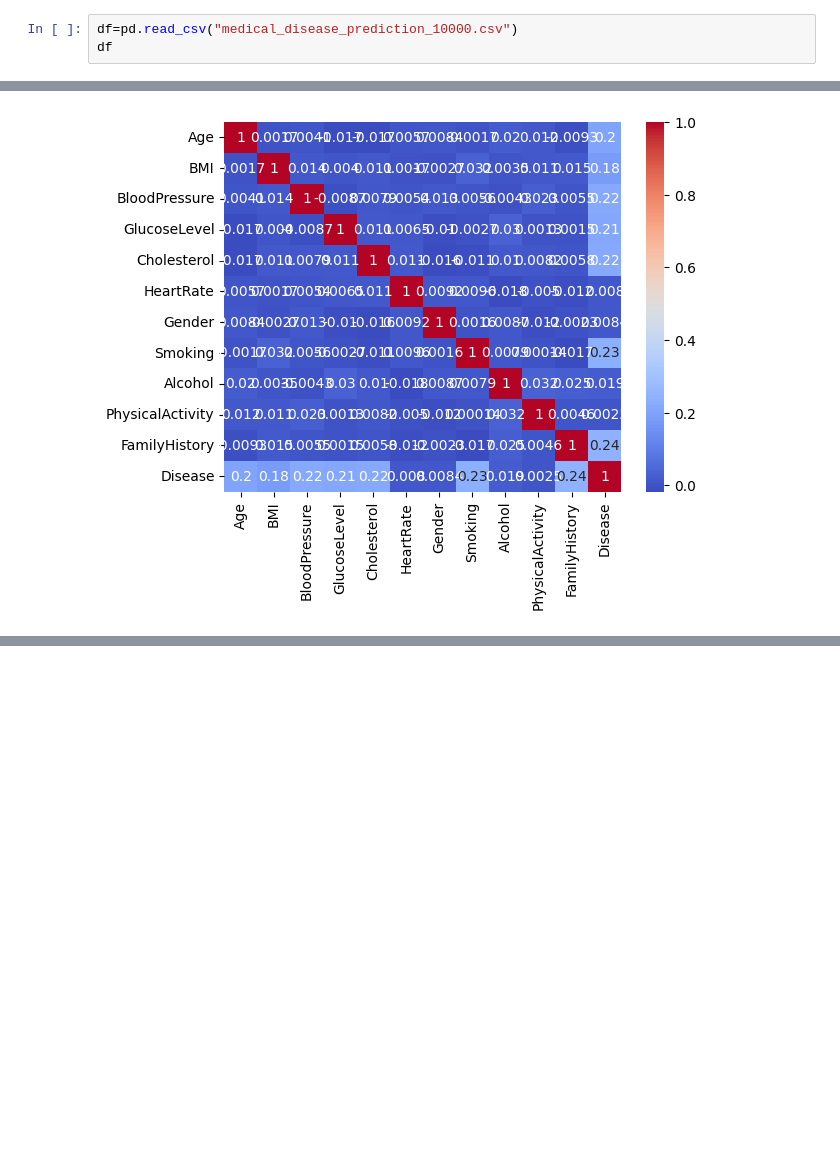
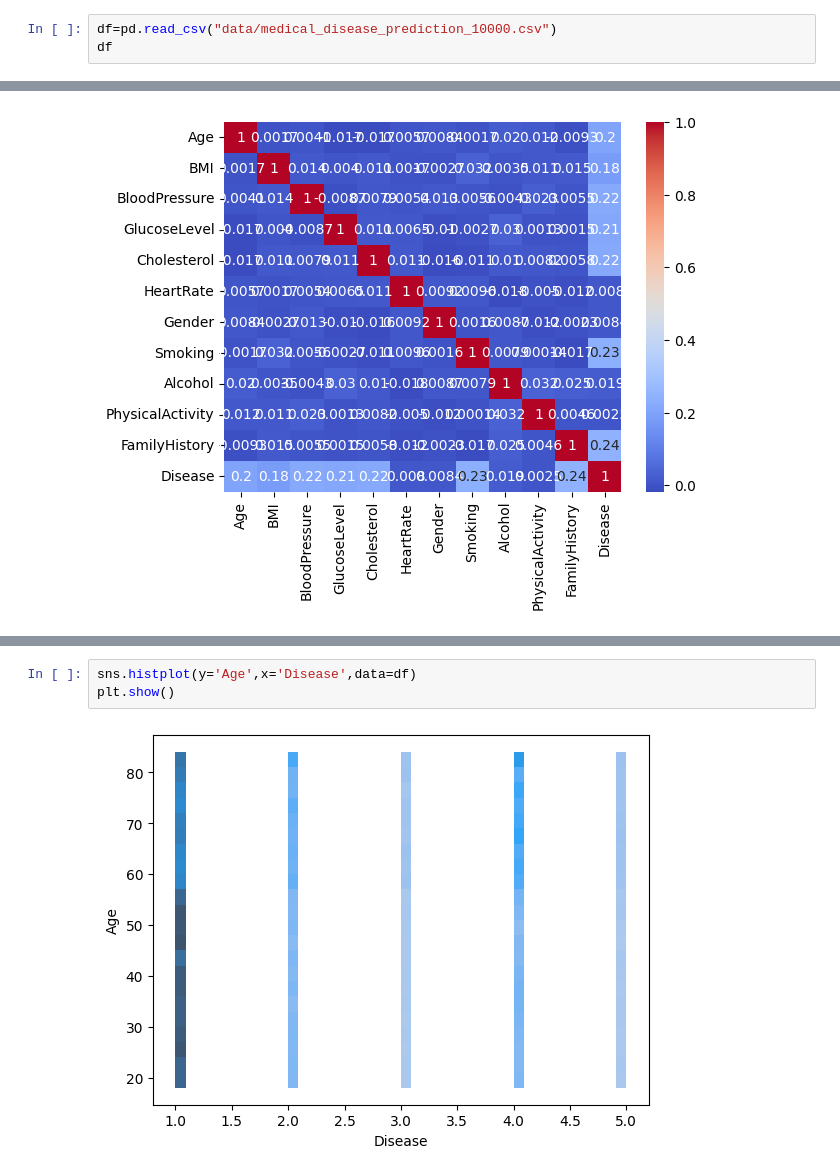
Before and after one commit to Kavya8344/medical-disease-prediction, a Jupyter notebook: medical.ipynb, the cells around one changed output, grey strips where cells are left out. Drawn from its saved outputs; the diff is of its cells as text; blank space fills up the shorter version.

```diff
--- a/medical.ipynb
+++ b/medical.ipynb
@@ -4,7 +4,7 @@ import pandas as pd
 import matplotlib.pyplot as plt
 import seaborn as sns
 # %%
-df=pd.read_csv("medical_disease_prediction_10000.csv")
+df=pd.read_csv("data/medical_disease_prediction_10000.csv")
 df
 # %% [output]
 |  | Age | Gender | BMI | BloodPressure | GlucoseLevel | Cholesterol | HeartRate | Smoking | Alcohol | ... |
@@ -212,0 +247,5 @@ print(y.shape)
+# %%
+sns.histplot(y='Age',x='Disease',data=df)
+plt.show()
+# %% [output]
+[figure, added]
```
Also changed, not shown: parts of 13 cells of this notebook, 8 other files.
